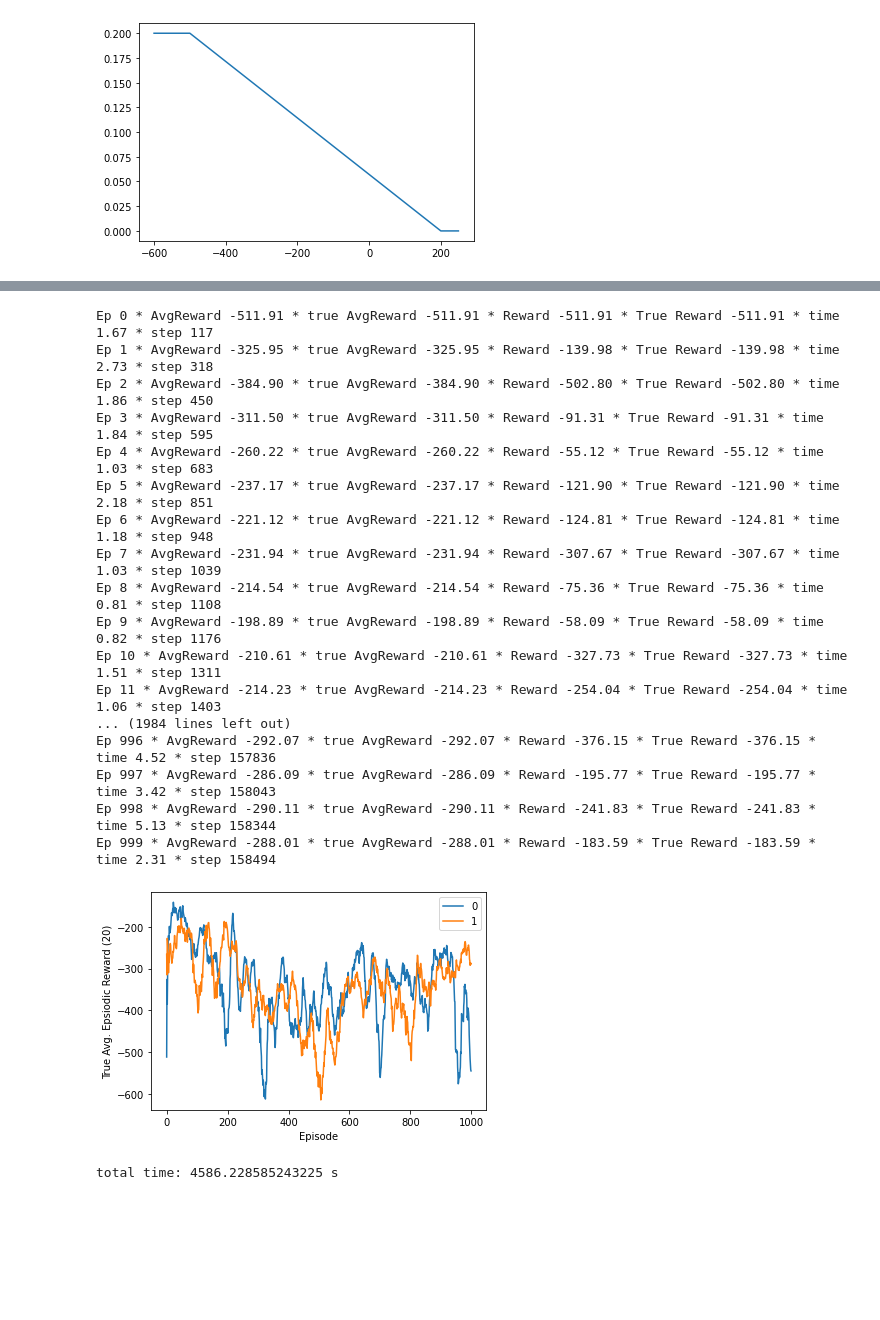
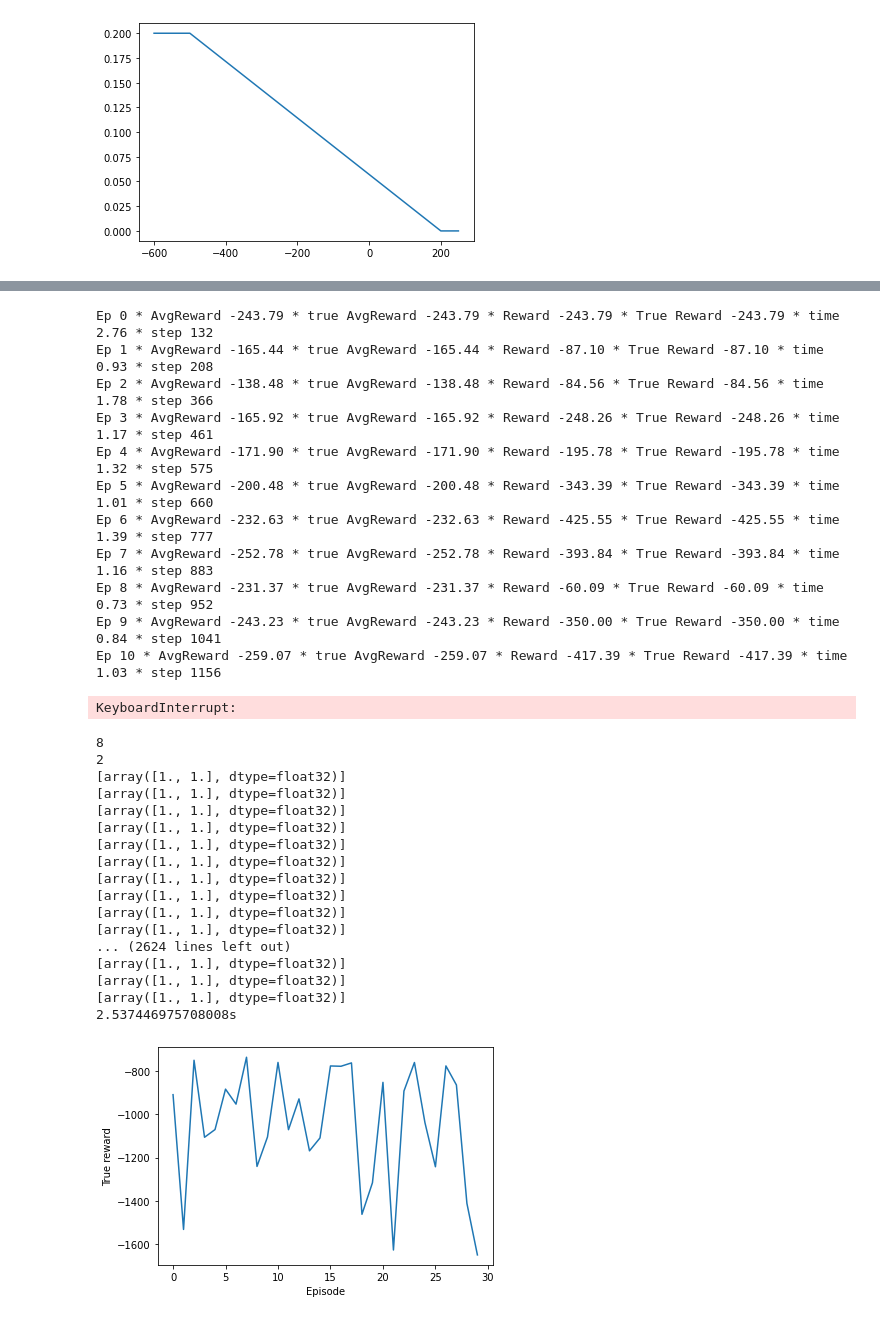
Before and after one commit to mnbvmnbv2/Lunar-Lander, a Jupyter notebook: Lunar.ipynb, the cells around one changed output, grey strips where cells are left out. Cells and saved outputs as stored; diff of their text form; code cells hidden in the pictures; blank space fills up the shorter version.

Commit message:
fix test return policy action

```diff
--- a/Lunar.ipynb
+++ b/Lunar.ipynb
@@ -209,6 +209,7 @@ class Agent:
         if not use_noise:
             sampled_actions = tf.squeeze(self.actor_model(state)).numpy()
             legal_action = np.clip(sampled_actions, self.lower_bound, self.upper_bound)
+            return [np.squeeze(legal_action)]
         else:
             if self.continuous:
                 sampled_actions = tf.squeeze(self.actor_model(state))
@@ -445,7 +448,7 @@ def test(total_episodes=10, actor_weights='Weights/actor-trial0.h5', render=Fals
         turbulence_power=turbulence_power
     )
 
-        # This is needed to get the input size for the NN
+    # This is needed to get the input size for the NN
     num_states = env.observation_space.low.shape[0]
     if continuous:
         num_actions = env.action_space.shape[0]
@@ -471,7 +474,7 @@ def test(total_episodes=10, actor_weights='Weights/actor-trial0.h5', render=Fals
         prev_state = env.reset()
         agent = Agent(num_states=num_states, num_actions=num_actions, lower_bound=lower_bound,
                 upper_bound=upper_bound, continuous=continuous, buffer_capacity=0, batch_size=0,
-                std_dev=0, critic_lr=0, actor_lr=0, gamma=0, tau=0)
+                std_dev=0, critic_lr=0, actor_lr=0, gamma=0, tau=0, epsilon=0)
         agent.actor_model.load_weights(actor_weights)
 
         while True:
@@ -481,6 +484,7 @@ def test(total_episodes=10, actor_weights='Weights/actor-trial0.h5', render=Fals
             tf_prev_state = tf.expand_dims(tf.convert_to_tensor(prev_state), 0)
 
             action = agent.policy(state=tf_prev_state, use_noise=False)
+
             if continuous:
                 action = action[0]
             state, reward, done, _ = env.step(action)
@@ -577,25 +581,37 @@ plt.plot(xax,[decreasing_clr(x,1) for x in range(-600,250)])
 # %%
-run(total_trials=1, total_episodes=1000, buffer_capacity=300000, tau=0.001, critic_lr=0.0002,
+run(total_trials=1, total_episodes=100, buffer_capacity=300000, tau=0.001, critic_lr=0.0002,
     actor_lr=0.0001, start_steps=10000, continuous=True)
 # %% [output]
-Ep 0 * AvgReward -511.91 * true AvgReward -511.91 * Reward -511.91 * True Reward -511.91 * time 1.67 * step 117
-Ep 1 * AvgReward -325.95 * true AvgReward -325.95 * Reward -139.98 * True Reward -139.98 * time 2.73 * step 318
-Ep 2 * AvgReward -384.90 * true AvgReward -384.90 * Reward -502.80 * True Reward -502.80 * time 1.86 * step 450
-Ep 3 * AvgReward -311.50 * true AvgReward -311.50 * Reward -91.31 * True Reward -91.31 * time 1.84 * step 595
-Ep 4 * AvgReward -260.22 * true AvgReward -260.22 * Reward -55.12 * True Reward -55.12 * time 1.03 * step 683
-Ep 5 * AvgReward -237.17 * true AvgReward -237.17 * Reward -121.90 * True Reward -121.90 * time 2.18 * step 851
-Ep 6 * AvgReward -221.12 * true AvgReward -221.12 * Reward -124.81 * True Reward -124.81 * time 1.18 * step 948
-Ep 7 * AvgReward -231.94 * true AvgReward -231.94 * Reward -307.67 * True Reward -307.67 * time 1.03 * step 1039
-Ep 8 * AvgReward -214.54 * true AvgReward -214.54 * Reward -75.36 * True Reward -75.36 * time 0.81 * step 1108
-Ep 9 * AvgReward -198.89 * true AvgReward -198.89 * Reward -58.09 * True Reward -58.09 * time 0.82 * step 1176
-Ep 10 * AvgReward -210.61 * true AvgReward -210.61 * Reward -327.73 * True Reward -327.73 * time 1.51 * step 1311
-Ep 11 * AvgReward -214.23 * true AvgReward -214.23 * Reward -254.04 * True Reward -254.04 * time 1.06 * step 1403
-... (1984 lines left out)
-Ep 996 * AvgReward -292.07 * true AvgReward -292.07 * Reward -376.15 * True Reward -376.15 * time 4.52 * step 157836
-Ep 997 * AvgReward -286.09 * true AvgReward -286.09 * Reward -195.77 * True Reward -195.77 * time 3.42 * step 158043
-Ep 998 * AvgReward -290.11 * true AvgReward -290.11 * Reward -241.83 * True Reward -241.83 * time 5.13 * step 158344
-Ep 999 * AvgReward -288.01 * true AvgReward -288.01 * Reward -183.59 * True Reward -183.59 * time 2.31 * step 158494
+Ep 0 * AvgReward -243.79 * true AvgReward -243.79 * Reward -243.79 * True Reward -243.79 * time 2.76 * step 132
+Ep 1 * AvgReward -165.44 * true AvgReward -165.44 * Reward -87.10 * True Reward -87.10 * time 0.93 * step 208
+Ep 2 * AvgReward -138.48 * true AvgReward -138.48 * Reward -84.56 * True Reward -84.56 * time 1.78 * step 366
+Ep 3 * AvgReward -165.92 * true AvgReward -165.92 * Reward -248.26 * True Reward -248.26 * time 1.17 * step 461
+Ep 4 * AvgReward -171.90 * true AvgReward -171.90 * Reward -195.78 * True Reward -195.78 * time 1.32 * step 575
+Ep 5 * AvgReward -200.48 * true AvgReward -200.48 * Reward -343.39 * True Reward -343.39 * time 1.01 * step 660
+Ep 6 * AvgReward -232.63 * true AvgReward -232.63 * Reward -425.55 * True Reward -425.55 * time 1.39 * step 777
+Ep 7 * AvgReward -252.78 * true AvgReward -252.78 * Reward -393.84 * True Reward -393.84 * time 1.16 * step 883
+Ep 8 * AvgReward -231.37 * true AvgReward -231.37 * Reward -60.09 * True Reward -60.09 * time 0.73 * step 952
+Ep 9 * AvgReward -243.23 * true AvgReward -243.23 * Reward -350.00 * True Reward -350.00 * time 0.84 * step 1041
+Ep 10 * AvgReward -259.07 * true AvgReward -259.07 * Reward -417.39 * True Reward -417.39 * time 1.03 * step 1156
-[figure, removed]
-total time: 4586.228585243225 s
+KeyboardInterrupt:
 # %%
-#test(render=True, actor_weights='Weights/actor-trial1_LunarLander-v2_2500_50000_64_0.3_0.003_0.002_0.99_0.005_1_fixed_fixed_fixed_fixed_fixed_fixed_20_False_200_True_10000_-10.0_False_15.0_1.5_2022.8.1.8.55.0.h5', continuous=True, total_episodes=30)
+test(render=True, actor_weights='Weights/actor-trial1_LunarLander-v2_2500_50000_64_0.3_0.003_0.002_0.99_0.005_1_fixed_fixed_fixed_fixed_fixed_fixed_20_False_200_True_10000_-10.0_False_15.0_1.5_2022.8.1.8.55.0.h5', continuous=True, total_episodes=30)
+# %% [output]
+8
+2
+[array([1., 1.], dtype=float32)]
+[array([1., 1.], dtype=float32)]
+[array([1., 1.], dtype=float32)]
+[array([1., 1.], dtype=float32)]
+[array([1., 1.], dtype=float32)]
+[array([1., 1.], dtype=float32)]
+[array([1., 1.], dtype=float32)]
+[array([1., 1.], dtype=float32)]
+[array([1., 1.], dtype=float32)]
+[array([1., 1.], dtype=float32)]
+... (2624 lines left out)
+[array([1., 1.], dtype=float32)]
+[array([1., 1.], dtype=float32)]
+[array([1., 1.], dtype=float32)]
+2.537446975708008s
+[figure, added]
```
Also changed, not shown: parts of 14 cells of this notebook.
